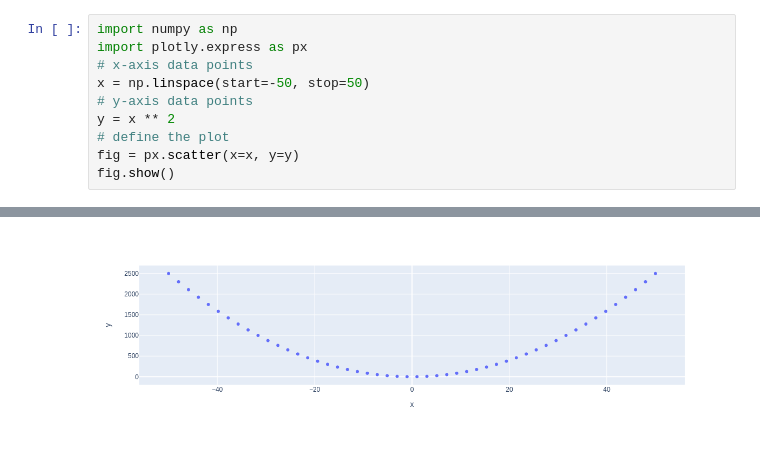
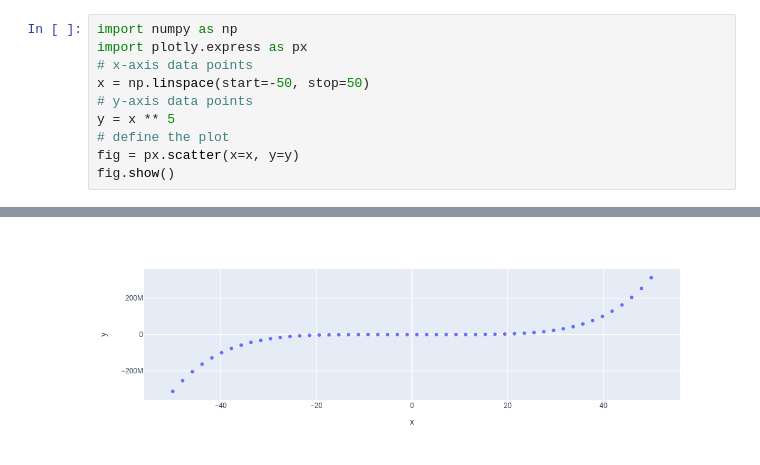
Before and after one commit to ravisharma5/my-notebooks-repo, a Jupyter notebook: experiment1.ipynb, the cells around one changed output, grey strips where cells are left out. Drawn from its saved outputs; the diff is of its cells as text.

```diff
--- a/experiment1.ipynb
+++ b/experiment1.ipynb
@@ -4,7 +4,7 @@ import plotly.express as px
 # x-axis data points
 x = np.linspace(start=-50, stop=50)
 # y-axis data points
-y = x ** 2
+y = x ** 5
 # define the plot
 fig = px.scatter(x=x, y=y)
 fig.show()
@@ -13 +12 @@ fig.show()
-[figure, old version]
+[figure, new version]
```
Also changed, not shown: parts of 1 cell of this notebook.
